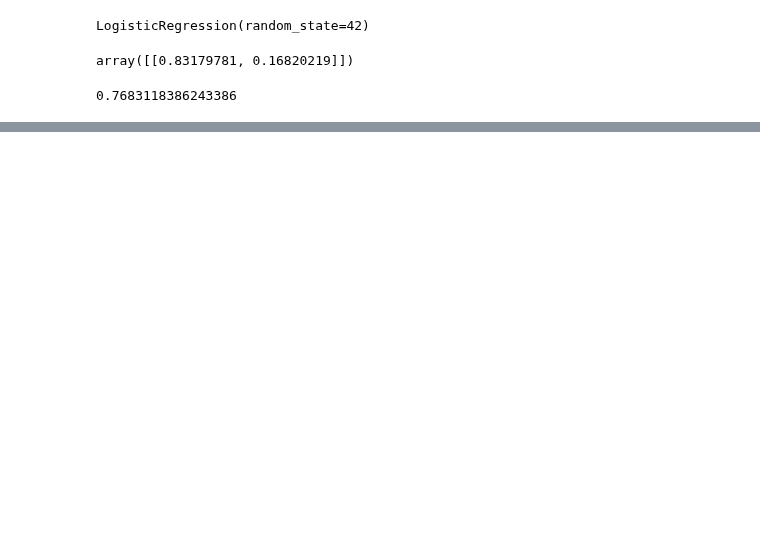
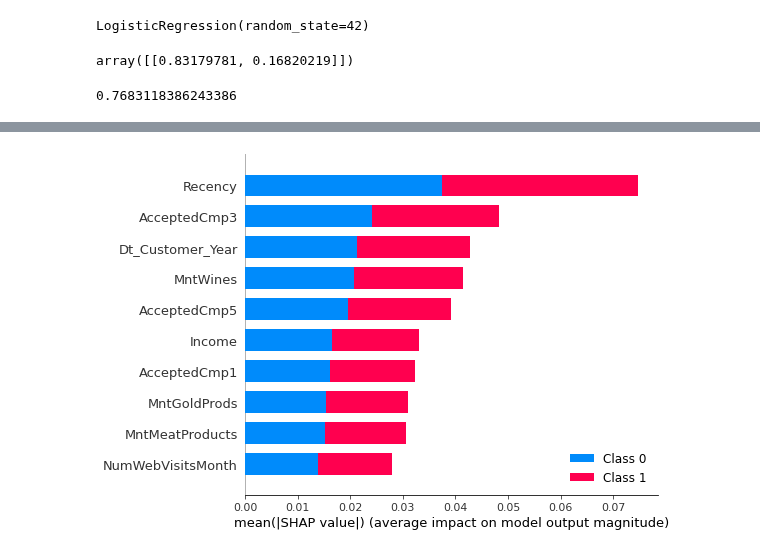
Before and after one commit to clarentcelsia/Analytics, a Jupyter notebook: marketing_campaign.ipynb, the cells around one changed output, grey strips where cells are left out. Cells and saved outputs as stored; diff of their text form; code cells hidden in the pictures; blank space fills up the shorter version.

```diff
--- a/marketing_campaign.ipynb
+++ b/marketing_campaign.ipynb
@@ -1040,0 +1089,4 @@ roc_auc_score(y_valid, y_valid_pred[:,1])
+# %%
+rfs = RandomForestClassifier(random_state=42)
+# %%
+rfs.fit(x_train_, y_train_)
@@ -1040,0 +1108,4 @@ roc_auc_score(y_valid, y_valid_pred[:,1])
+# %%
+explainer_rf = shap.TreeExplainer(rfs)
+# %%
+shap_vals_rf = explainer_rf.shap_values(x_test)
@@ -1040,0 +1128,4 @@ roc_auc_score(y_valid, y_valid_pred[:,1])
+# %%
+shap.summary_plot(shap_vals_rf, features=x_test, max_display=10)
+# %% [output]
+[figure, added]
```
Also changed, not shown: parts of 30 cells of this notebook.
